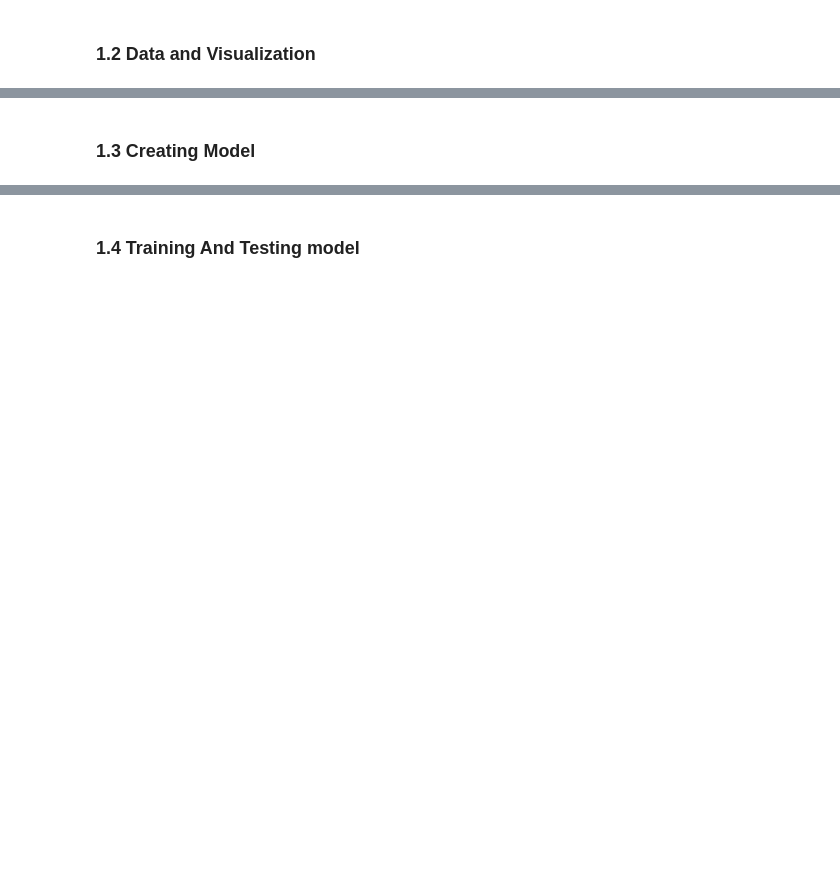
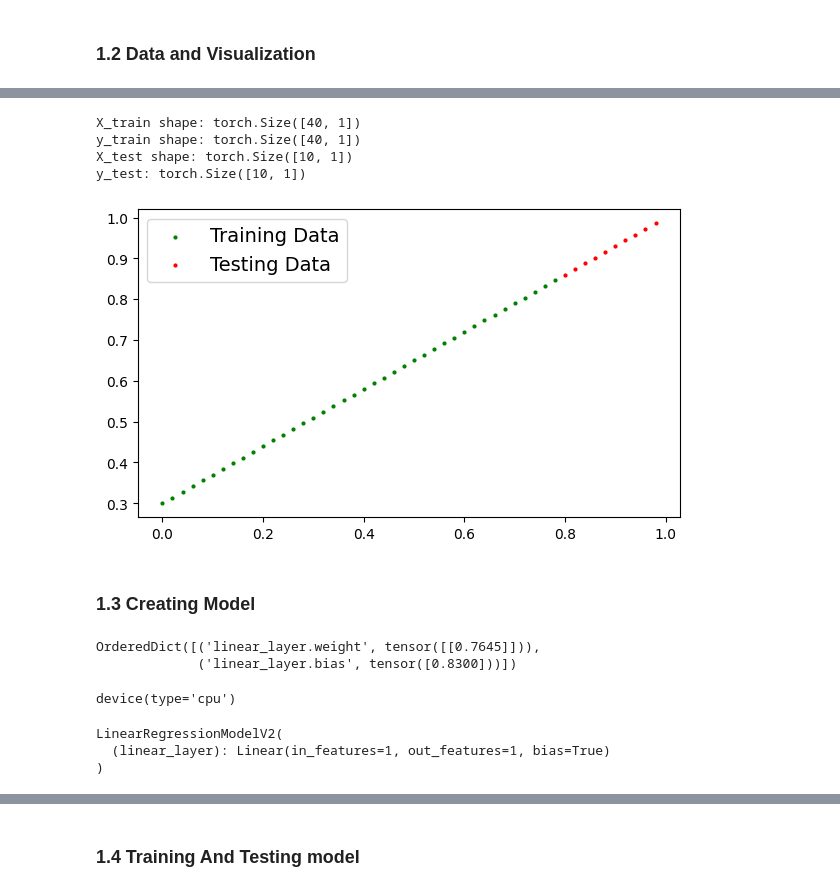
Before and after one commit to Abisheklimbu/pytorch, a Jupyter notebook: 01_pytorch_workflow.ipynb, the cells around one changed output, grey strips where cells are left out. Cells and saved outputs as stored; diff of their text form; code cells hidden in the pictures; blank space fills up the shorter version.

```diff
--- a/01_pytorch_workflow.ipynb
+++ b/01_pytorch_workflow.ipynb
@@ -364,2 +409,44 @@ tensor([[True],
+# %%
+# Spliting Data into train and test
+
+# train_split
+train_split = int(0.8 * len(X))
+
+X_train, y_train = X[ : train_split], y[ : train_split]
+
+X_test, y_test = X[train_split : ], y[train_split :]
+# %%
+print(f"X_train shape: {X_train.shape} \ny_train shape: {y_train.shape} \nX_test shape: {X_test.shape} \ny_test: {y_test.shape}")
+# %% [output]
+X_train shape: torch.Size([40, 1])
+y_train shape: torch.Size([40, 1])
+X_test shape: torch.Size([10, 1])
+y_test: torch.Size([10, 1])
+# %%
+# Visualizing Data
+def plot_prediction(train_feature = X_train,
+                    train_label = y_train,
+                    test_feature = X_test,
+                    test_label = y_test,
+                    prediction = None):
+    # figure size
+    plt.figure(figsize=(7,4))
+
+    # ploting training data
+    plt.scatter(train_feature, train_label, s=4, c='g', label='Training Data')
+
+    # ploting testing data
+    plt.scatter(test_feature, test_label, s=4, c='r', label='Testing Data')
+
+    # if prediction is not None
+    if prediction is not None:
+        # ploting predicted data
+        plt.scatter(test_feature, prediction, s=4, c='b', label='Predicted Data')
+
+    plt.legend(prop= {'size': 14})
+# %%
+plot_prediction()
+# %% [output]
+[figure, added]
 # %% [markdown]
 ### 1.3 Creating Model
@@ -365,0 +468,19 @@ tensor([[True],
+# %%
+# instance of class LinearRegressionModelV2
+torch.manual_seed(42)
+model_1 = LinearRegressionModelV2()
+
+model_1.state_dict()
+# %% [output]
+OrderedDict([('linear_layer.weight', tensor([[0.7645]])),
+             ('linear_layer.bias', tensor([0.8300]))])
+# %%
+next(model_1.parameters()).device
+# %% [output]
+device(type='cpu')
+# %%
+model_1.to(device)
+# %% [output]
+LinearRegressionModelV2(
+  (linear_layer): Linear(in_features=1, out_features=1, bias=True)
+)
```
Also changed, not shown: parts of 24 cells of this notebook, 1 other file.
